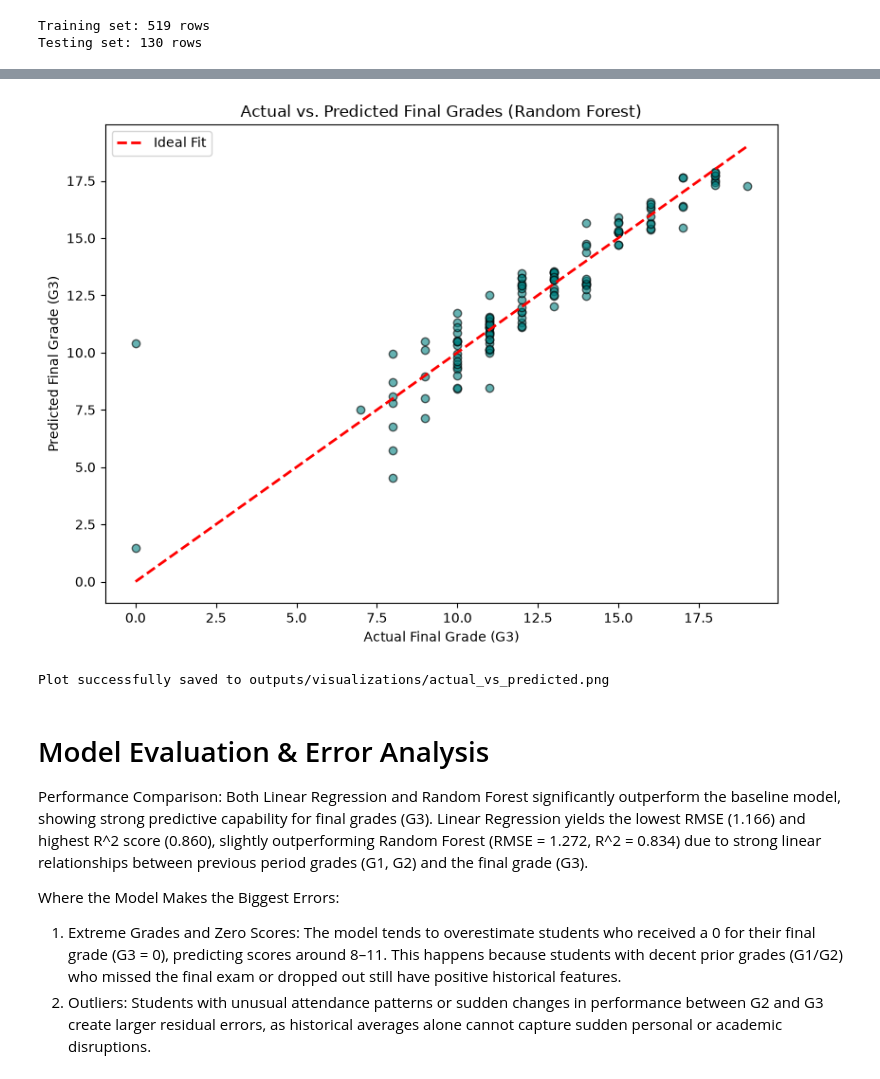
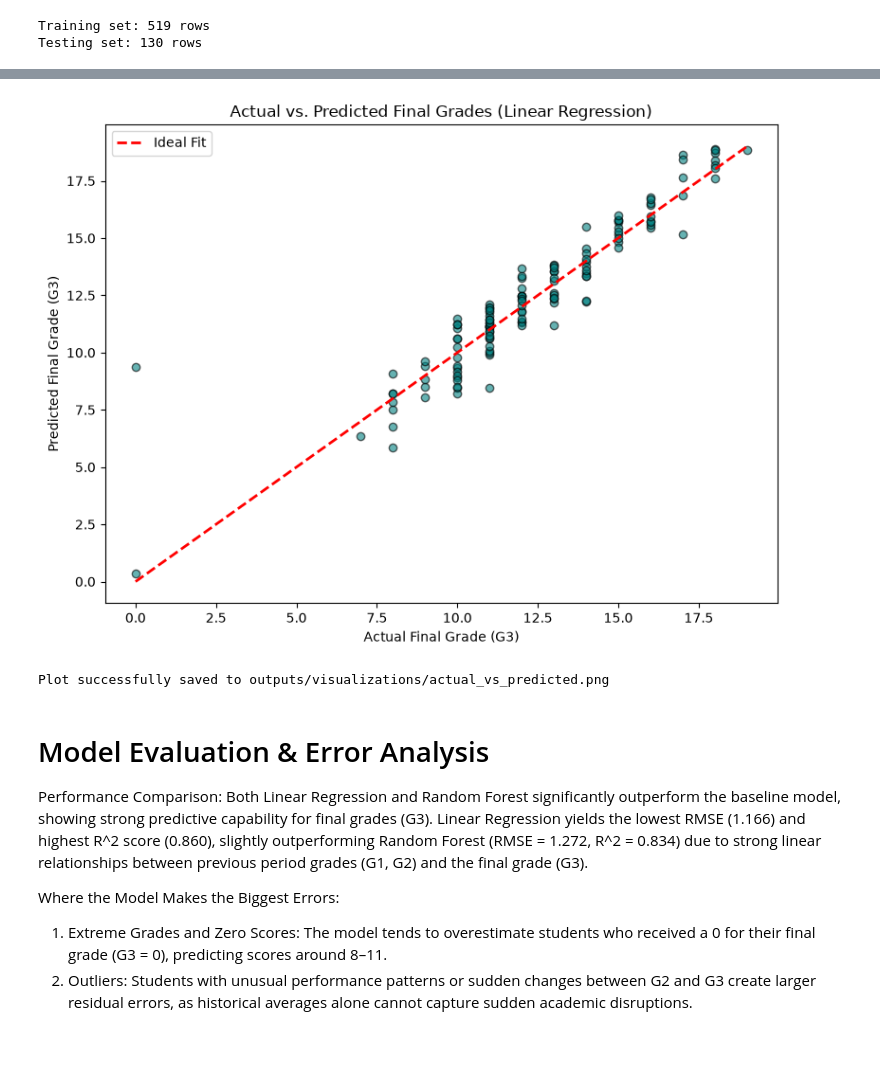
Before and after one commit to dori1717/CAP_3764_2026_Fall_Team_1, a Jupyter notebook: notebooks/04_modeling.ipynb, the cells around one changed output, grey strips where cells are left out. Saved outputs shown, nothing was run; the diff lists cells and outputs as text; code cells hidden in the pictures; blank space fills up the shorter version.

```diff
--- a/notebooks/04_modeling.ipynb
+++ b/notebooks/04_modeling.ipynb
@@ -90,22 +90,24 @@ Random Forest      1.272  0.770     0.834
 # %%
 output_dir = Path("../outputs/visualizations")
 output_dir.mkdir(parents=True, exist_ok=True)
 
 plt.figure(figsize=(8, 6))
-plt.scatter(y_test, rf_pred, alpha=0.6, color="teal", edgecolors="k")
+
+plt.scatter(y_test, lr_pred, alpha=0.6, color="teal", edgecolors="k")
 plt.plot([y.min(), y.max()], [y.min(), y.max()], "r--", lw=2, label="Ideal Fit")
-plt.title("Actual vs. Predicted Final Grades (Random Forest)")
+
+plt.title("Actual vs. Predicted Final Grades (Linear Regression)")
 plt.xlabel("Actual Final Grade (G3)")
 plt.ylabel("Predicted Final Grade (G3)")
 plt.legend()
 plt.tight_layout()
 
 plt.savefig(output_dir / "actual_vs_predicted.png", dpi=150)
 plt.show()
 
 print("Plot successfully saved to outputs/visualizations/actual_vs_predicted.png")
 # %% [output]
-[figure, old version]
+[figure, new version]
 Plot successfully saved to outputs/visualizations/actual_vs_predicted.png
 # %% [markdown]
 # Model Evaluation & Error Analysis
@@ -113,5 +115,5 @@ Plot successfully saved to outputs/visualizations/actual_vs_predicted.png
 Performance Comparison: Both Linear Regression and Random Forest significantly outperform the baseline model, showing strong predictive capability for final grades (G3). Linear Regression yields the lowest RMSE (1.166) and highest R^2 score (0.860), slightly outperforming Random Forest (RMSE = 1.272, R^2 = 0.834) due to strong linear relationships between previous period grades (G1, G2) and the final grade (G3).
 
 Where the Model Makes the Biggest Errors:
-1. Extreme Grades and Zero Scores: The model tends to overestimate students who received a 0 for their final grade (G3 = 0), predicting scores around 8–11. This happens because students with decent prior grades (G1/G2) who missed the final exam or dropped out still have positive historical features.
-2. Outliers: Students with unusual attendance patterns or sudden changes in performance between G2 and G3 create larger residual errors, as historical averages alone cannot capture sudden personal or academic disruptions.
+1. Extreme Grades and Zero Scores: The model tends to overestimate students who received a 0 for their final grade (G3 = 0), predicting scores around 8–11.
+2. Outliers: Students with unusual performance patterns or sudden changes between G2 and G3 create larger residual errors, as historical averages alone cannot capture sudden academic disruptions.
```
Also changed, not shown: parts of 2 cells of this notebook, 2 other files.
